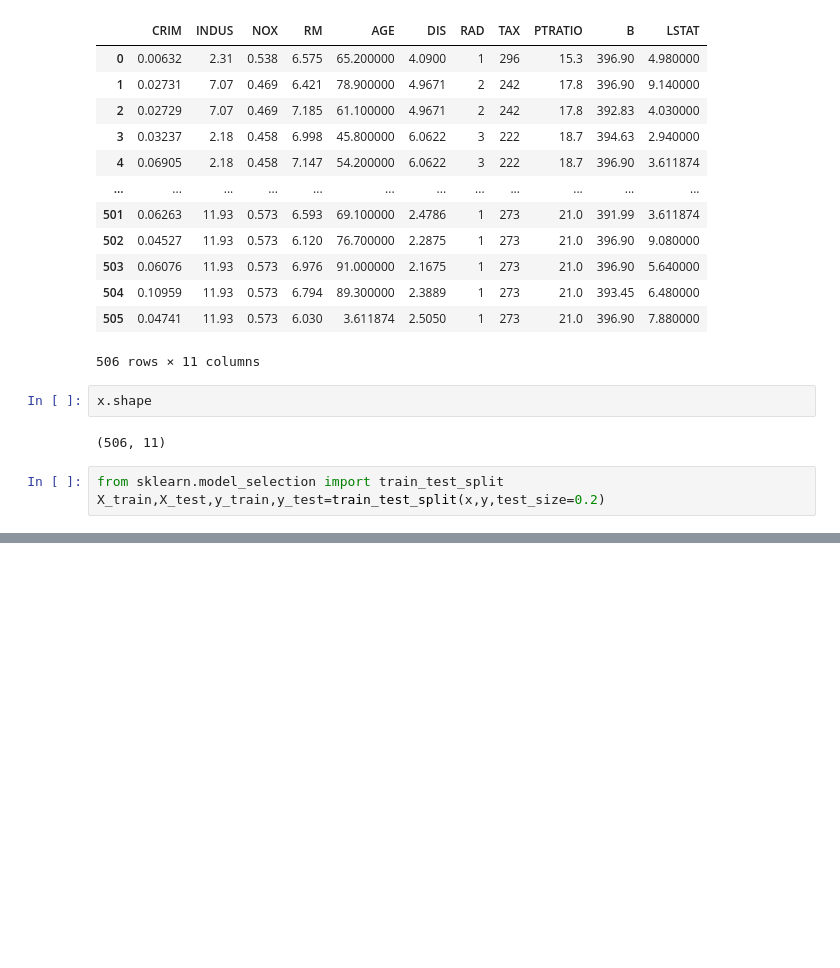
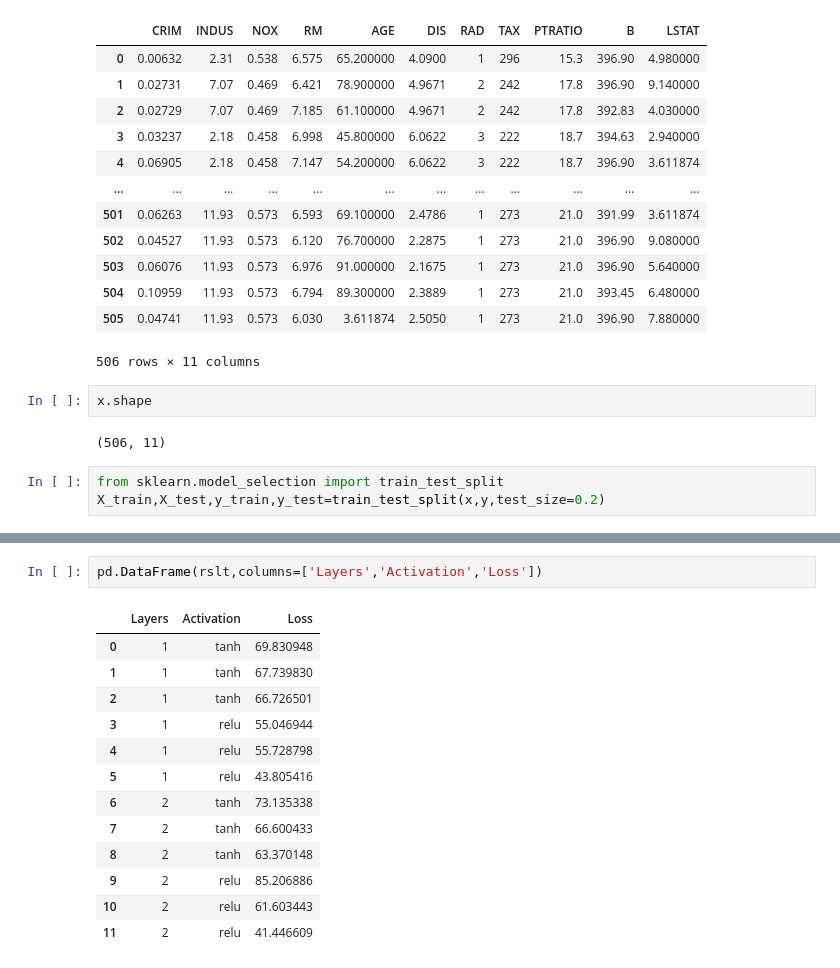
Before and after one commit to joelAlex144/Deep-Learning, a Jupyter notebook: Assessment/Housing_data.ipynb, the cells around one changed output, grey strips where cells are left out. Saved outputs shown, nothing was run; the diff lists cells and outputs as text; blank space fills up the shorter version.

```diff
--- a/Assessment/Housing_data.ipynb
+++ b/Assessment/Housing_data.ipynb
@@ -267,0 +291,16 @@ print(losses)
+# %%
+pd.DataFrame(rslt,columns=['Layers','Activation','Loss'])
+# %% [output]
+|  | Layers | Activation | Loss |
+| 0 | 1 | tanh | 69.830948 |
+| 1 | 1 | tanh | 67.739830 |
+| 2 | 1 | tanh | 66.726501 |
+| 3 | 1 | relu | 55.046944 |
+| 4 | 1 | relu | 55.728798 |
+| 5 | 1 | relu | 43.805416 |
+| 6 | 2 | tanh | 73.135338 |
+| 7 | 2 | tanh | 66.600433 |
+| 8 | 2 | tanh | 63.370148 |
+| 9 | 2 | relu | 85.206886 |
+| 10 | 2 | relu | 61.603443 |
+| 11 | 2 | relu | 41.446609 |
```
Also changed, not shown: parts of 7 cells of this notebook.
